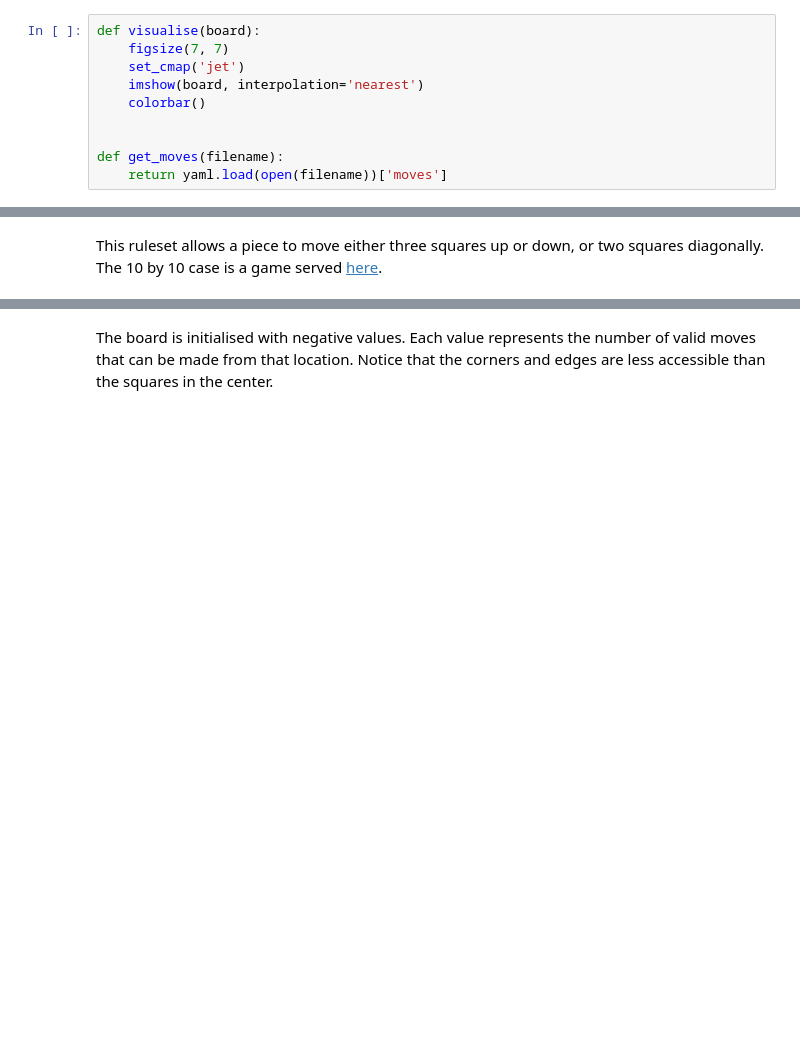
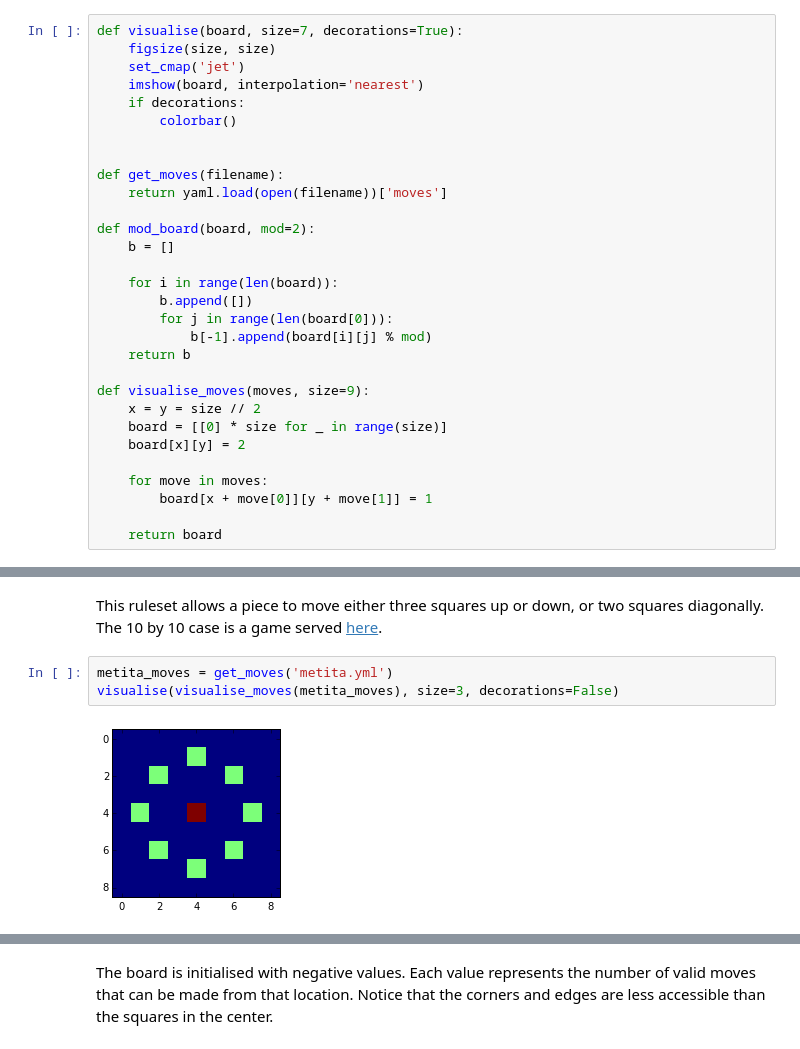
Before and after one commit to jfjlaros/hamilton, a Jupyter notebook: heatmap.ipynb, the cells around one changed output, grey strips where cells are left out. Saved outputs shown, nothing was run; the diff lists cells and outputs as text; blank space fills up the shorter version.

Commit message:
Added some visualisations to notebook.

```diff
--- a/heatmap.ipynb
+++ b/heatmap.ipynb
@@ -12,18 +12,43 @@ Populating the interactive namespace from numpy and matplotlib
 ## Basic usage
 # %% [markdown]
 Some helper functions for this demonstration.
-# %%
-def visualise(board):
-    figsize(7, 7)
-    set_cmap('jet')
-    imshow(board, interpolation='nearest')
-    colorbar()
-
-
-def get_moves(filename):
-    return yaml.load(open(filename))['moves']
+# %%
+def visualise(board, size=7, decorations=True):
+    figsize(size, size)
+    set_cmap('jet')
+    imshow(board, interpolation='nearest')
+    if decorations:
+        colorbar()
+
+
+def get_moves(filename):
+    return yaml.load(open(filename))['moves']
+
+def mod_board(board, mod=2):
+    b = []
+
+    for i in range(len(board)):
+        b.append([])
+        for j in range(len(board[0])):
+            b[-1].append(board[i][j] % mod)
+    return b
+
+def visualise_moves(moves, size=9):
+    x = y = size // 2
+    board = [[0] * size for _ in range(size)]
+    board[x][y] = 2
+
+    for move in moves:
+        board[x + move[0]][y + move[1]] = 1
+
+    return board
 # %% [markdown]
 ### Example one: Metita
 # %% [markdown]
 This ruleset allows a piece to move either three squares up or down, or two squares diagonally. The 10 by 10 case is a game served [here](http://www.metita.net/Stuffs/100/100.htm).
+# %%
+metita_moves = get_moves('metita.yml')
+visualise(visualise_moves(metita_moves), size=3, decorations=False)
+# %% [output]
+[figure, added]
 # %%
```
Also changed, not shown: parts of 7 cells of this notebook.
